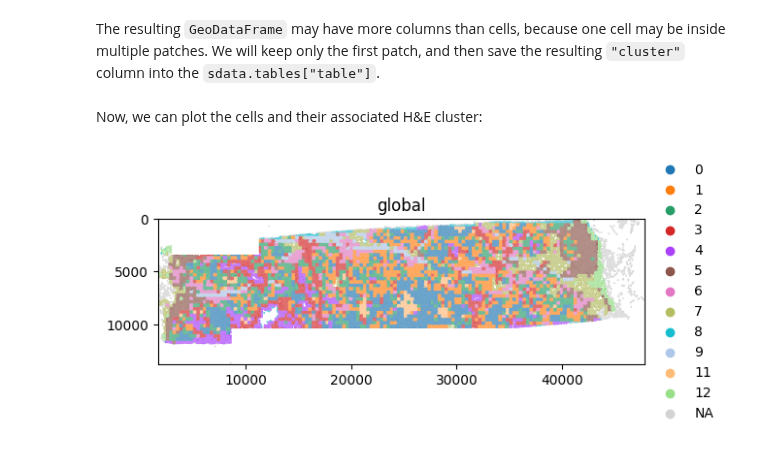
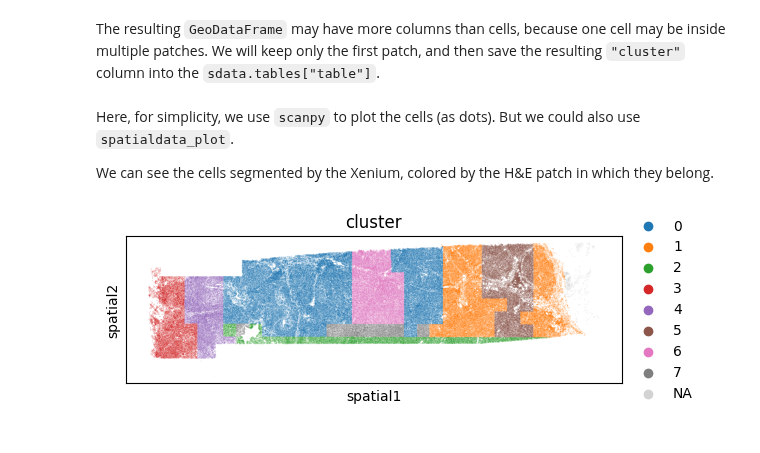
Before and after one commit to gustaveroussy/sopa, a Jupyter notebook: docs/tutorials/he.ipynb, the cells around one changed output. Cells and saved outputs as stored; diff of their text form; code cells hidden in the pictures.

```diff
--- a/docs/tutorials/he.ipynb
+++ b/docs/tutorials/he.ipynb
@@ -110,9 +140,7 @@ res_gdf = sopa.spatial.sjoin(sdata, "cell_boundaries", "sopa_patches_inference",
 The resulting `GeoDataFrame` may have more columns than cells, because one cell may be inside multiple patches. We will keep only the first patch, and then save the resulting `"cluster"` column into the `sdata.tables["table"]`.
 # %%
 sdata.tables["table"].obs["cluster"] = res_gdf[~res_gdf.index.duplicated()]["cluster"].values
-# %% [markdown]
-Now, we can plot the cells and their associated H&E cluster:
-# %%
-sdata.pl.render_shapes("cell_boundaries", color="cluster").pl.show("global")
-# %% [output]
-[figure, removed]
+# %% [markdown]
+Here, for simplicity, we use `scanpy` to plot the cells (as dots). But we could also use `spatialdata_plot`.
+
+We can see the cells segmented by the Xenium, colored by the H&E patch in which they belong.
@@ -118,0 +149,4 @@ sdata.pl.render_shapes("cell_boundaries", color="cluster").pl.show("global")
+# %%
+sc.pl.spatial(sdata["table"], color="cluster", spot_size=10)
+# %% [output]
+[figure, added]
```
Also changed, not shown: parts of 26 cells of this notebook, 9 other files.
